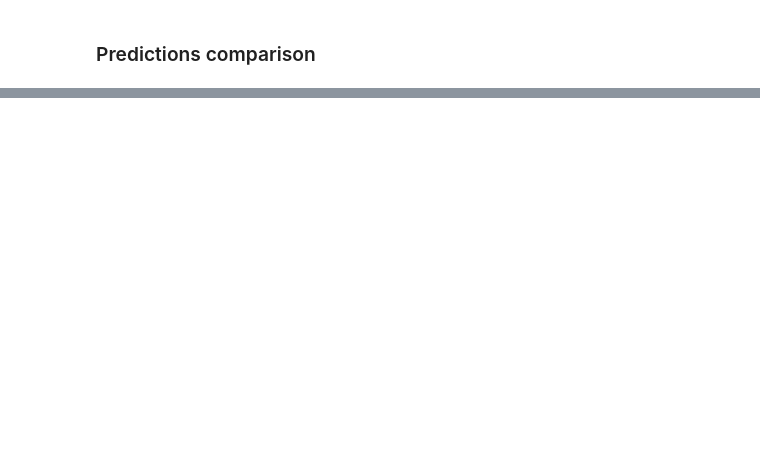
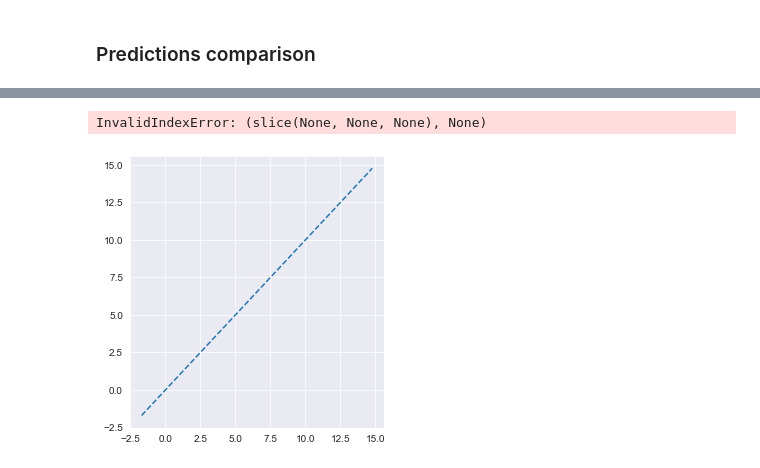
Before and after one commit to camilababo/Application-of-ML-approaches-towards-the-prediction-of-gene-expression-levels-in-S.thermophilus, a Jupyter notebook: ML_pipeline/running_pipeline.ipynb, the cells around one changed output, grey strips where cells are left out. Drawn from its saved outputs; the diff is of its cells as text; code cells hidden in the pictures; blank space fills up the shorter version.

```diff
--- a/ML_pipeline/running_pipeline.ipynb
+++ b/ML_pipeline/running_pipeline.ipynb
@@ -519,18 +503,21 @@ print("The mean squared error (MSE) on test set is {:.3f}.".format(mse))
 # %%
 #Compare the predictions and measurements by plot and the spearman correlation coefficient
 plt.figure(figsize=[10, 5])
 
 #Plot for the training set
 plt.subplot(1, 2, 1)
 plt.plot([y_train.min(), y_train.max()], [y_train.min(), y_train.max()], "--")
-plt.plot(model_reduced_features.predict(x_train), y_train, ".")
+plt.plot(model_reduced_features.predict(x_train[reduced_features_2]), y_train, ".")
 
 #Plot for the testing set
 plt.subplot(1, 2, 2)
 plt.plot([y_test.min(), y_test.max()], [y_test.min(), y_test.max()], "--")
-plt.plot(model.predict(x_test), y_test, ".")
+plt.plot(model_reduced_features_prediction, y_test, ".")
 
-print(stats.spearmanr(model_reduced_features.predict(x_test), y_test))
+print(stats.spearmanr(model_reduced_features_prediction, y_test))
+# %% [output]
+InvalidIndexError: (slice(None, None, None), None)
+[figure, added]
 # %%
 #Save the model
 pickle.dump(model, open('model.sav', 'wb'))
```
Also changed, not shown: parts of 11 cells of this notebook, 1 other file.
